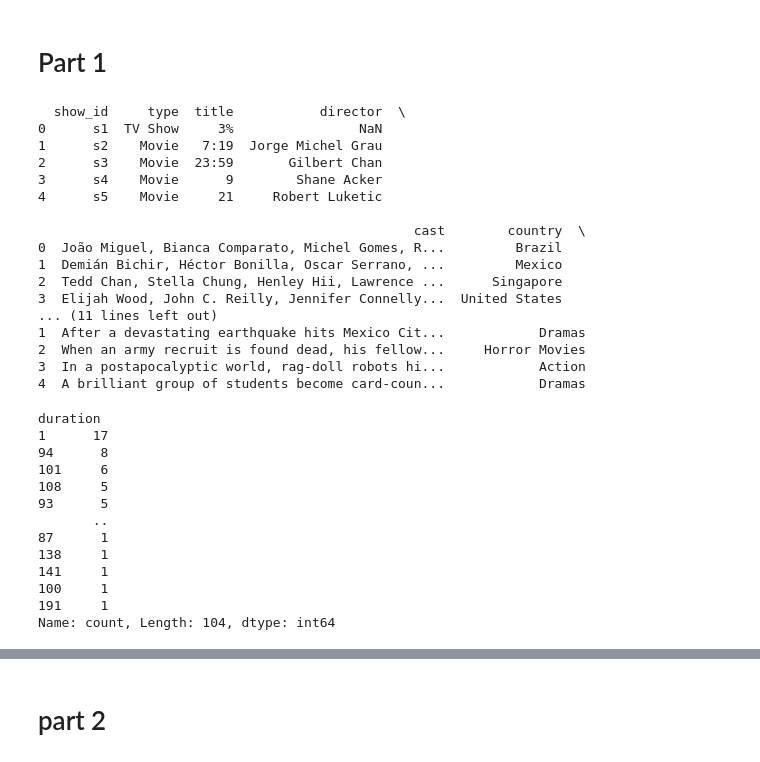
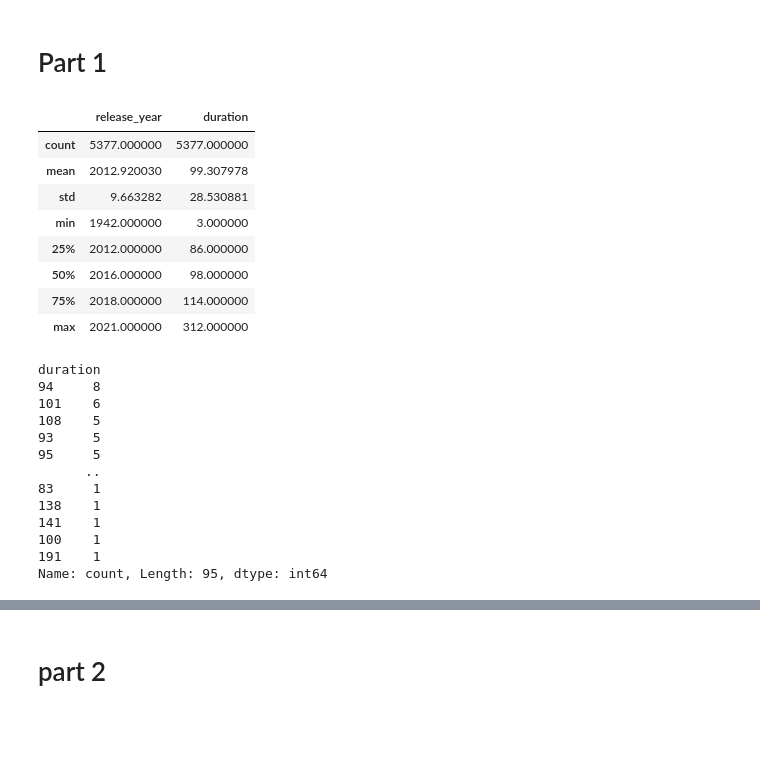
Before and after one commit to UtsumiYoji/Mini-Project2-Investigating-Netflix-Movies, a Jupyter notebook: program/main.ipynb, the cells around one changed output, grey strips where cells are left out. Cells and saved outputs as stored; diff of their text form; code cells hidden in the pictures; blank space fills up the shorter version.

```diff
--- a/program/main.ipynb
+++ b/program/main.ipynb
@@ -1,46 +1,43 @@
 # %% [markdown]
 # Part 1
-# %%
-import pandas as pd
-
-dataset = pd.read_csv('netflix_data.csv')
-print(dataset.head())
-# %% [output]
-  show_id     type  title           director  \
-0      s1  TV Show     3%                NaN
-1      s2    Movie   7:19  Jorge Michel Grau
-2      s3    Movie  23:59       Gilbert Chan
-3      s4    Movie      9        Shane Acker
-4      s5    Movie     21     Robert Luketic
-
-                                                cast        country  \
-0  João Miguel, Bianca Comparato, Michel Gomes, R...         Brazil
-1  Demián Bichir, Héctor Bonilla, Oscar Serrano, ...         Mexico
-2  Tedd Chan, Stella Chung, Henley Hii, Lawrence ...      Singapore
-3  Elijah Wood, John C. Reilly, Jennifer Connelly...  United States
-... (11 lines left out)
-1  After a devastating earthquake hits Mexico Cit...            Dramas
-2  When an army recruit is found dead, his fellow...     Horror Movies
-3  In a postapocalyptic world, rag-doll robots hi...            Action
-4  A brilliant group of students become card-coun...            Dramas
+# %%
+import pandas as pd
+
+dataset = pd.read_csv('netflix_data.csv')
+dataset = dataset.set_index('show_id')
+dataset = dataset[dataset['type'] == 'Movie']
+dataset.drop(['type', 'title', 'director', 'cast', 'country', 'date_added', 'description'], axis=1)
+dataset.dropna()
+
+dataset.describe()
+# %% [output]
+|  | release_year | duration |
+| count | 5377.000000 | 5377.000000 |
+| mean | 2012.920030 | 99.307978 |
+| std | 9.663282 | 28.530881 |
+| min | 1942.000000 | 3.000000 |
+| 25% | 2012.000000 | 86.000000 |
+| 50% | 2016.000000 | 98.000000 |
+| 75% | 2018.000000 | 114.000000 |
+| max | 2021.000000 | 312.000000 |
 # %%
 tmp_dataset = dataset.query('1990 <= release_year <= 1999')
 frequent_duration = tmp_dataset['duration'].value_counts()
 print(frequent_duration)
 # %% [output]
 duration
-1      17
-94      8
-101     6
-108     5
-93      5
-       ..
-87      1
-138     1
-141     1
-100     1
-191     1
-Name: count, Length: 104, dtype: int64
+94     8
+101    6
+108    5
+93     5
+95     5
+      ..
+83     1
+138    1
+141    1
+100    1
+191    1
+Name: count, Length: 95, dtype: int64
 # %%
 short_movie_count = len(tmp_dataset[tmp_dataset['duration'] <= 90])
 print(short_movie_count)
```
Also changed, not shown: parts of 4 cells of this notebook, 5 other files.
